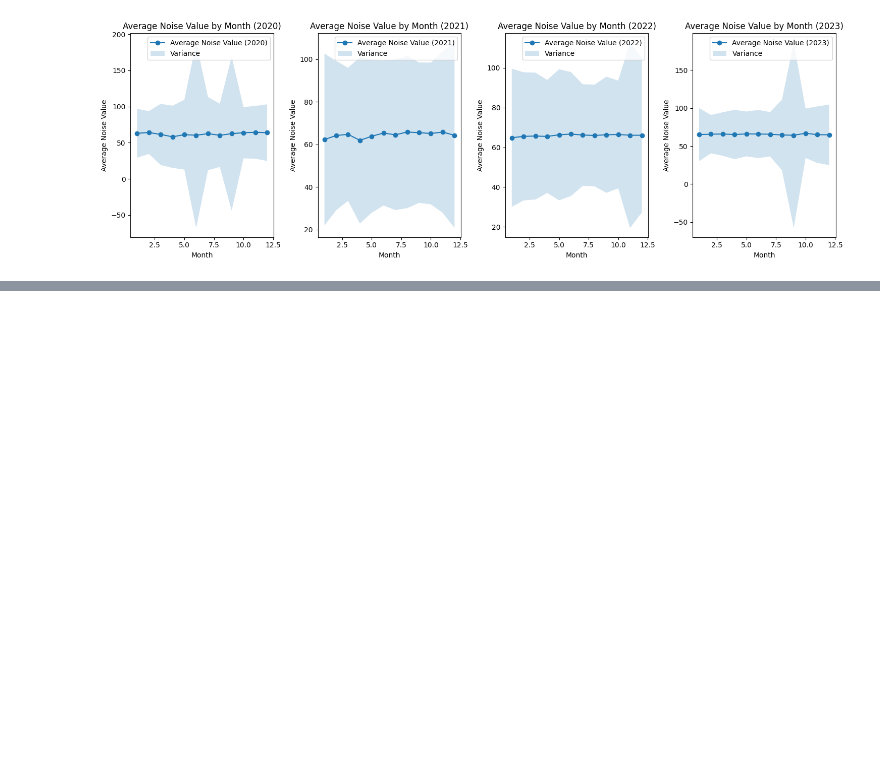
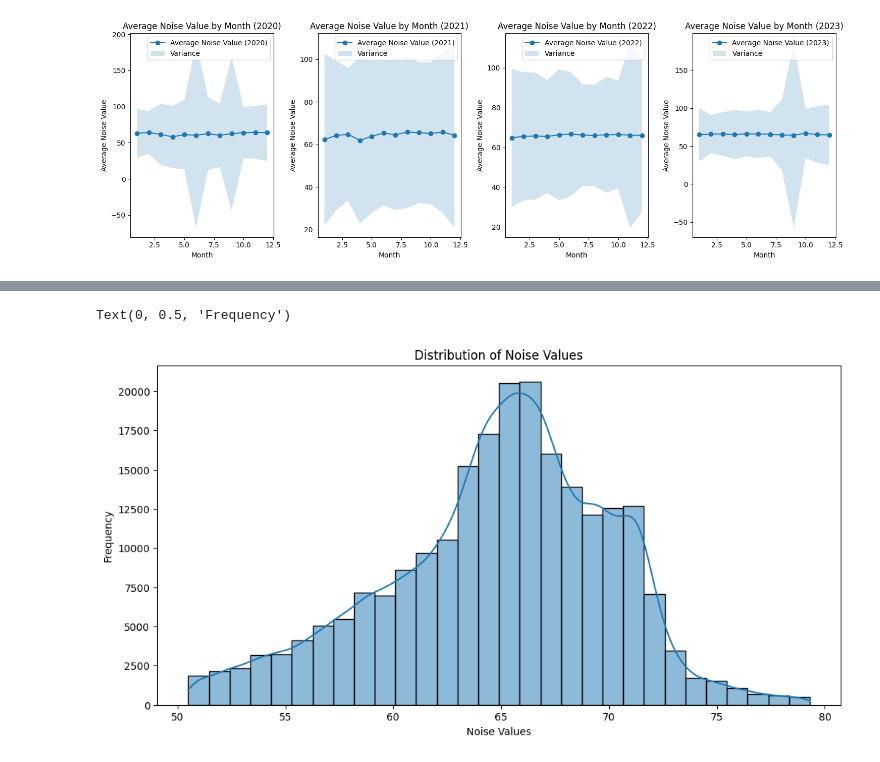
Before and after one commit to jmparradov/MachineLearning_Project, a Jupyter notebook: Machine_Learning_Project.ipynb, the cells around one changed output, grey strips where cells are left out. Cells and saved outputs as stored; diff of their text form; code cells hidden in the pictures; blank space fills up the shorter version.

```diff
--- a/Machine_Learning_Project.ipynb
+++ b/Machine_Learning_Project.ipynb
@@ -275,21 +258,3 @@ plt.tight_layout()
 plt.show()
 # %% [output]
 [figure]
-# %%
-# prompt: puedes intentar normalizar la columna "noise_values" y mostrarlo en un histograma
-
-from sklearn.preprocessing import MinMaxScaler
-
-# Crear un objeto MinMaxScaler
-scaler = MinMaxScaler()
-
-# Ajustar y transformar la columna 'noise_values'
-d['noise_values_normalized'] = scaler.fit_transform(d[['noise_values']])
-
-# Mostrar un histograma de la columna normalizada
-plt.figure(figsize=(10, 6))
-plt.hist(d['noise_values_normalized'], bins=300)
-plt.xlabel('Valores de ruido normalizados')
-plt.ylabel('Frecuencia')
-plt.title('Histograma de valores de ruido normalizados')
-plt.show()
@@ -559,0 +339,9 @@ results_grid_TreeR_filtered.sort_values(by='scoreWithStd', ascending=False).head
+# %%
+plt.figure(figsize=(12, 6))
+sns.histplot(d['noise_values'], kde=True, bins=30)
+plt.title('Distribution of Noise Values')
+plt.xlabel('Noise Values')
+plt.ylabel('Frequency')
+# %% [output]
+Text(0, 0.5, 'Frequency')
+[figure, added]
```
Also changed, not shown: parts of 32 cells of this notebook.
